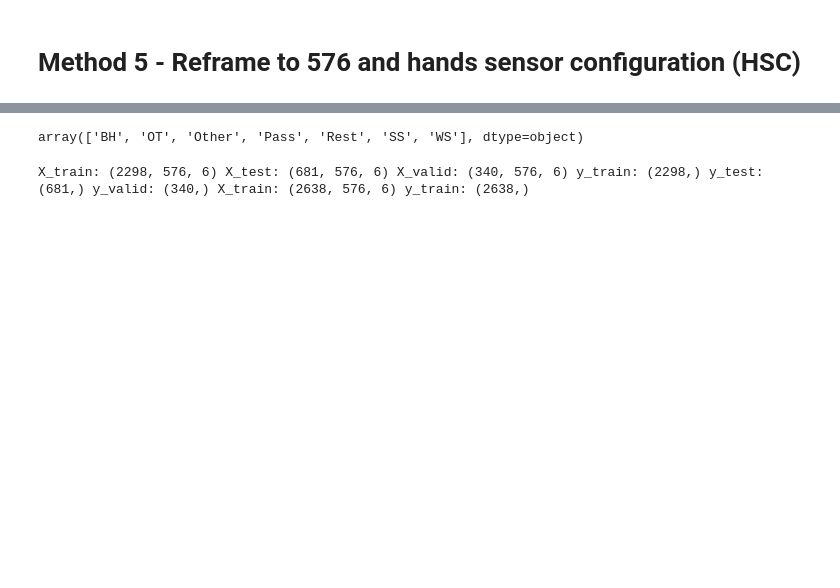
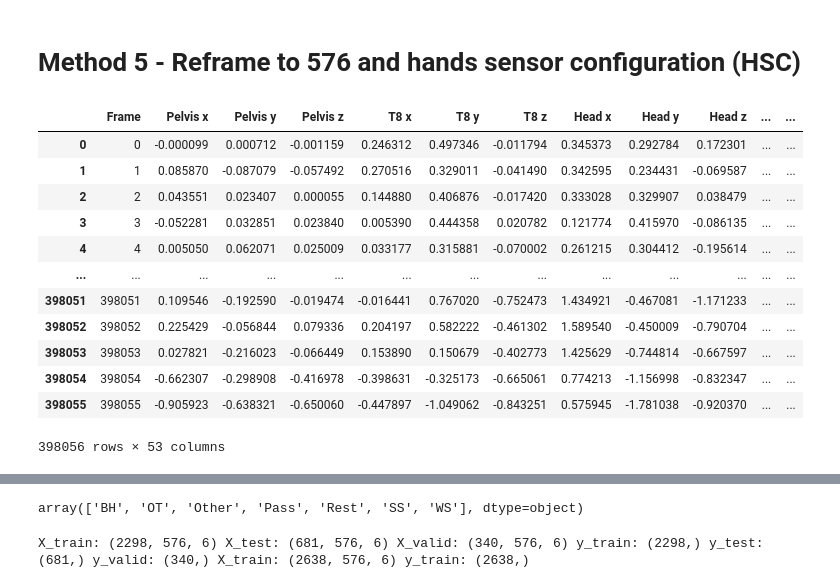
Before and after one commit to SamTremblay18/Hockey-Shot-Classification, a Jupyter notebook: Preprocessing.ipynb, the cells around one changed output, grey strips where cells are left out. Drawn from its saved outputs; the diff is of its cells as text; code cells hidden in the pictures; blank space fills up the shorter version.

```diff
--- a/Preprocessing.ipynb
+++ b/Preprocessing.ipynb
@@ -315,3 +482,19 @@ save_pickle('/content/drive/MyDrive/Sam/File_saved/y_valid1_5.pickle',y_valid1_5
 # %%
 data = open_pickle('/content/drive/MyDrive/Sam/File_saved/P_dct.pickle')
 markers = open_pickle('/content/drive/MyDrive/Sam/File_saved/markers_dct.pickle')
+# %%
+data['P01_acc']
+# %% [output]
+|  | Frame | Pelvis x | Pelvis y | Pelvis z | T8 x | T8 y | T8 z | Head x | Head y | Head z | ... | ... |
+| 0 | 0 | -0.000099 | 0.000712 | -0.001159 | 0.246312 | 0.497346 | -0.011794 | 0.345373 | 0.292784 | 0.172301 | ... | ... |
+| 1 | 1 | 0.085870 | -0.087079 | -0.057492 | 0.270516 | 0.329011 | -0.041490 | 0.342595 | 0.234431 | -0.069587 | ... | ... |
+| 2 | 2 | 0.043551 | 0.023407 | 0.000055 | 0.144880 | 0.406876 | -0.017420 | 0.333028 | 0.329907 | 0.038479 | ... | ... |
+| 3 | 3 | -0.052281 | 0.032851 | 0.023840 | 0.005390 | 0.444358 | 0.020782 | 0.121774 | 0.415970 | -0.086135 | ... | ... |
+| 4 | 4 | 0.005050 | 0.062071 | 0.025009 | 0.033177 | 0.315881 | -0.070002 | 0.261215 | 0.304412 | -0.195614 | ... | ... |
+| ... | ... | ... | ... | ... | ... | ... | ... | ... | ... | ... | ... | ... |
+| 398051 | 398051 | 0.109546 | -0.192590 | -0.019474 | -0.016441 | 0.767020 | -0.752473 | 1.434921 | -0.467081 | -1.171233 | ... | ... |
+| 398052 | 398052 | 0.225429 | -0.056844 | 0.079336 | 0.204197 | 0.582222 | -0.461302 | 1.589540 | -0.450009 | -0.790704 | ... | ... |
+| 398053 | 398053 | 0.027821 | -0.216023 | -0.066449 | 0.153890 | 0.150679 | -0.402773 | 1.425629 | -0.744814 | -0.667597 | ... | ... |
+| 398054 | 398054 | -0.662307 | -0.298908 | -0.416978 | -0.398631 | -0.325173 | -0.665061 | 0.774213 | -1.156998 | -0.832347 | ... | ... |
+| 398055 | 398055 | -0.905923 | -0.638321 | -0.650060 | -0.447897 | -1.049062 | -0.843251 | 0.575945 | -1.781038 | -0.920370 | ... | ... |
+398056 rows × 53 columns
```
Also changed, not shown: parts of 46 cells of this notebook.
